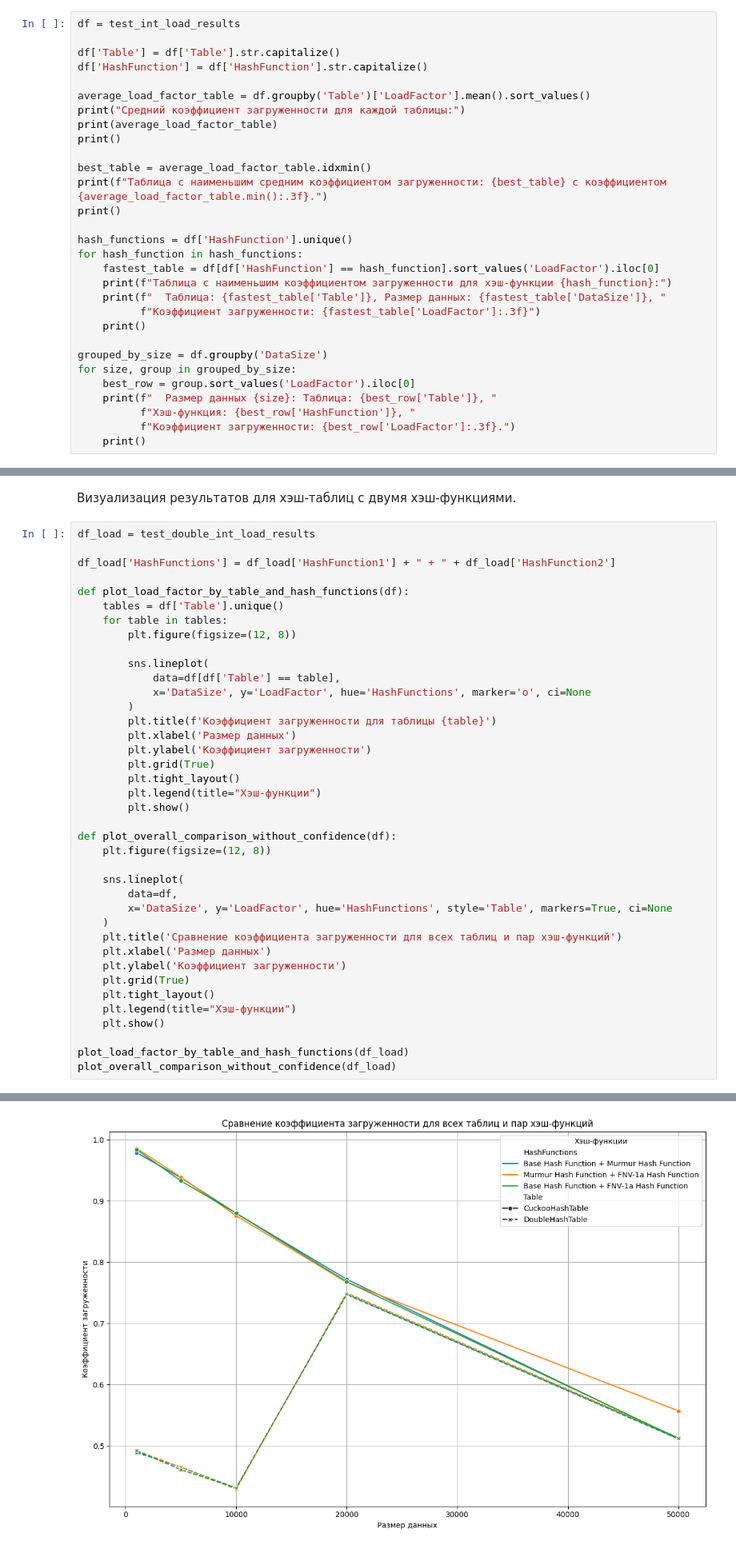
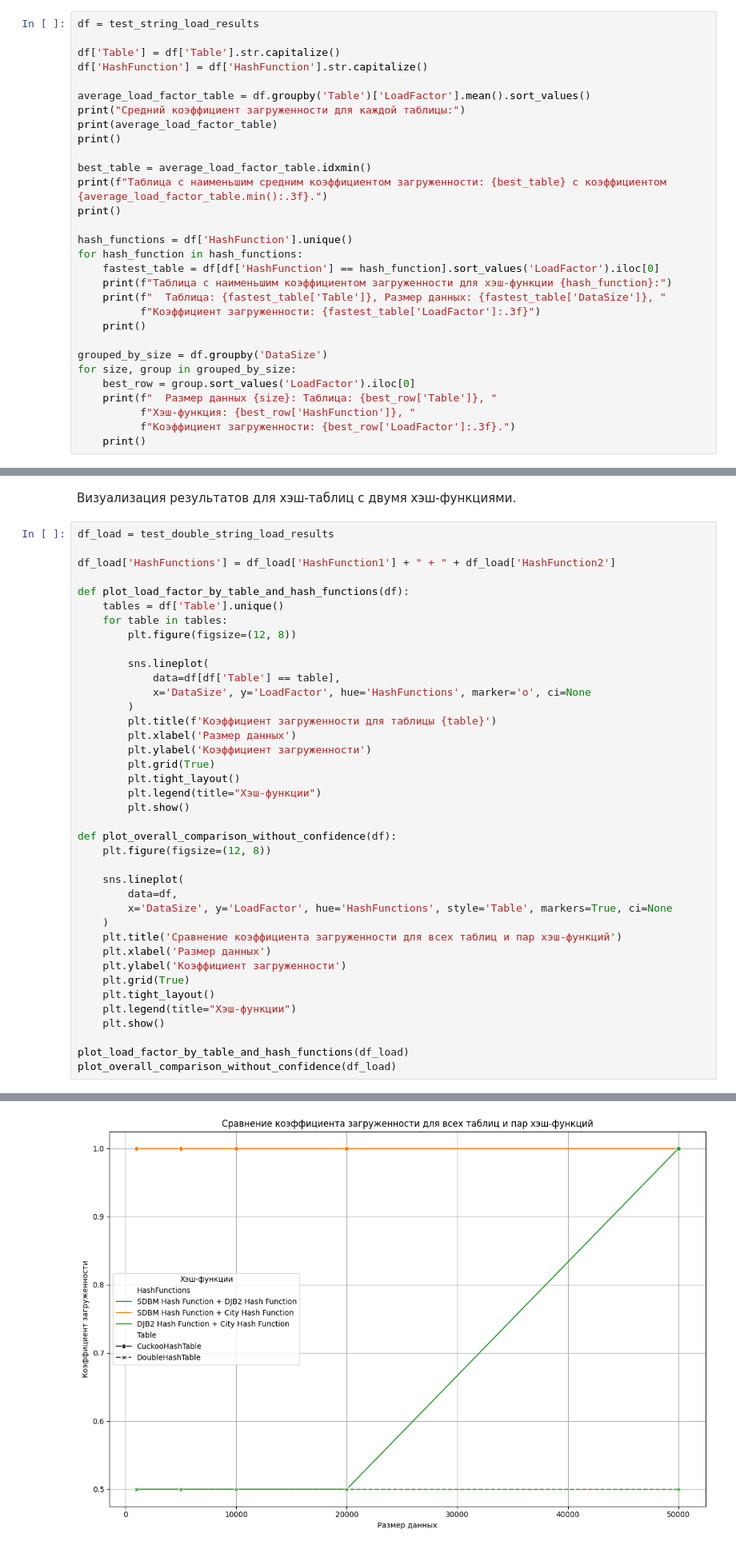
Before and after one commit to buddyuchiha/CourseWork, a Jupyter notebook: results_load_string.ipynb, the cells around one changed output, grey strips where cells are left out. Shown: that part at 80% size. Saved outputs shown, nothing was run; the diff lists cells and outputs as text.

```diff
--- a/results_load_string.ipynb
+++ b/results_load_string.ipynb
@@ -62,7 +62,7 @@ plot_overall_comparison(df_load)
 # %% [markdown]
 Вывод по результатам.
 # %%
-df = test_int_load_results
+df = test_string_load_results
 
 df['Table'] = df['Table'].str.capitalize()
 df['HashFunction'] = df['HashFunction'].str.capitalize()
@@ -96,7 +112,7 @@ NameError: name 'test_int_load_results' is not defined
 # %% [markdown]
 Визуализация результатов для хэш-таблиц с двумя хэш-функциями.
 # %%
-df_load = test_double_int_load_results
+df_load = test_double_string_load_results
 
 df_load['HashFunctions'] = df_load['HashFunction1'] + " + " + df_load['HashFunction2']
 
@@ -146,7 +162,7 @@ The `ci` parameter is deprecated. Use `errorbar=None` for the same effect.
 The `ci` parameter is deprecated. Use `errorbar=None` for the same effect.
 
   sns.lineplot(
-[figure, old version]
+[figure, new version]
 # %% [markdown]
 Вывод по результатам.
 # %%
```
Also changed, not shown: parts of 3 cells of this notebook, 6 other files.
